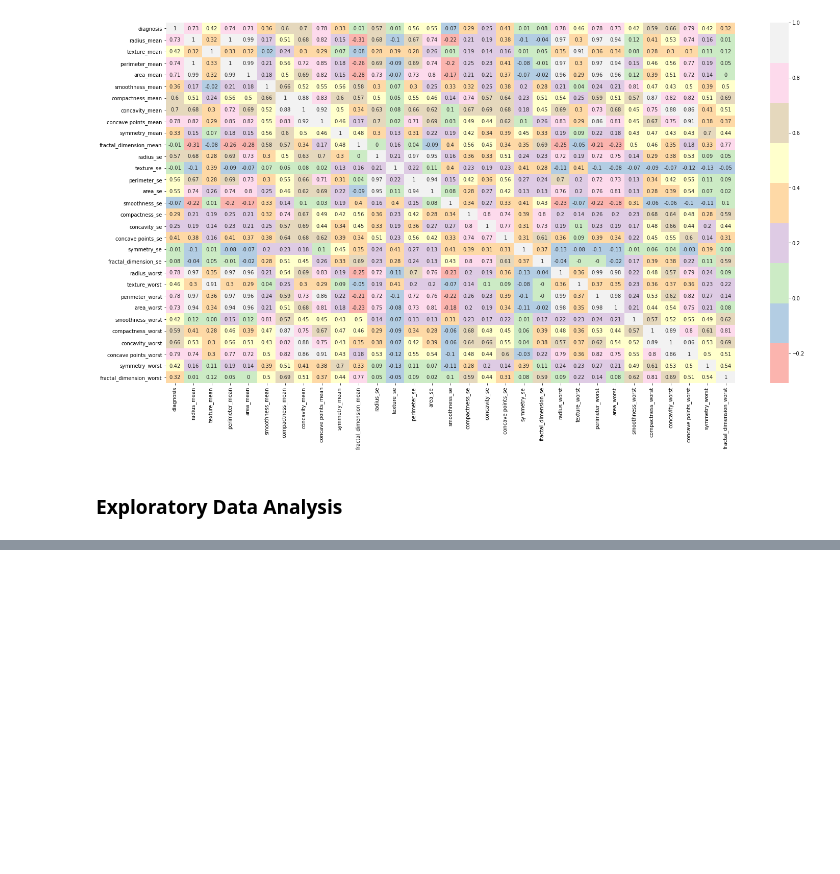
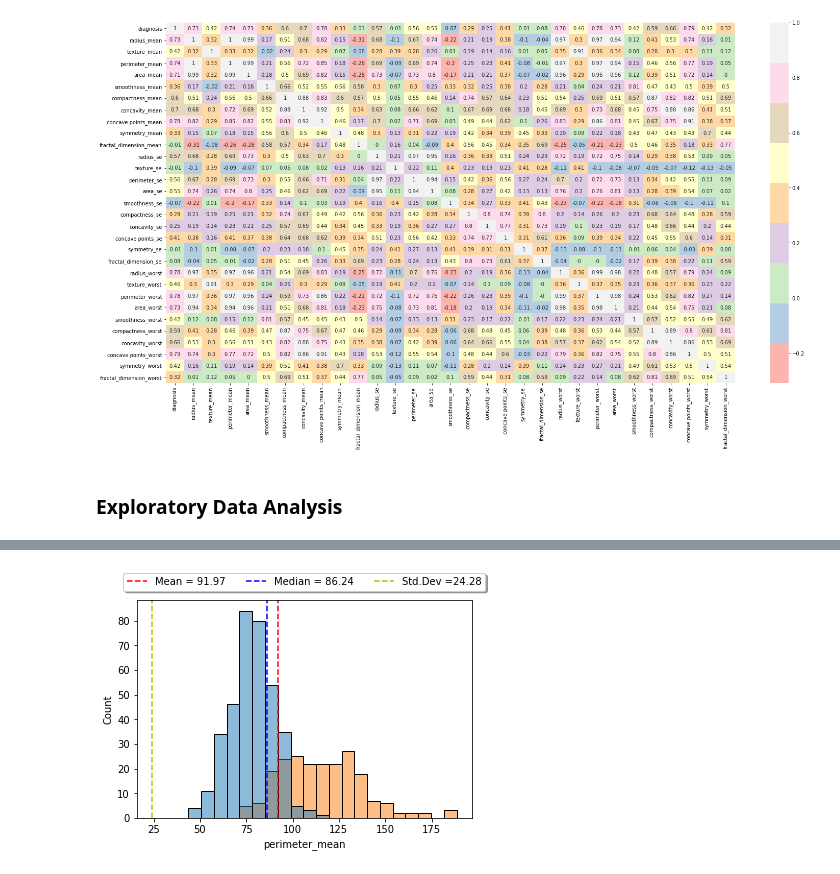
Before and after one commit to UvoChrollo/Pythonista, a Jupyter notebook: Notebook/Machine Learning/Logistic Regression - Breast Cancer Dataset.ipynb, the cells around one changed output, grey strips where cells are left out. Cells and saved outputs as stored; diff of their text form; code cells hidden in the pictures; blank space fills up the shorter version.

```diff
--- a/Notebook/Machine Learning/Logistic Regression - Breast Cancer Dataset.ipynb
+++ b/Notebook/Machine Learning/Logistic Regression - Breast Cancer Dataset.ipynb
@@ -102,0 +152,4 @@ ax = sns.histplot(x='radius_mean',data=cancer,hue='diagnosis')
+# %%
+stat_hist_desc(column=cancer['perimeter_mean'],data=cancer,hue='diagnosis')
+# %% [output]
+[figure, added]
```
Also changed, not shown: parts of 3 cells of this notebook.
